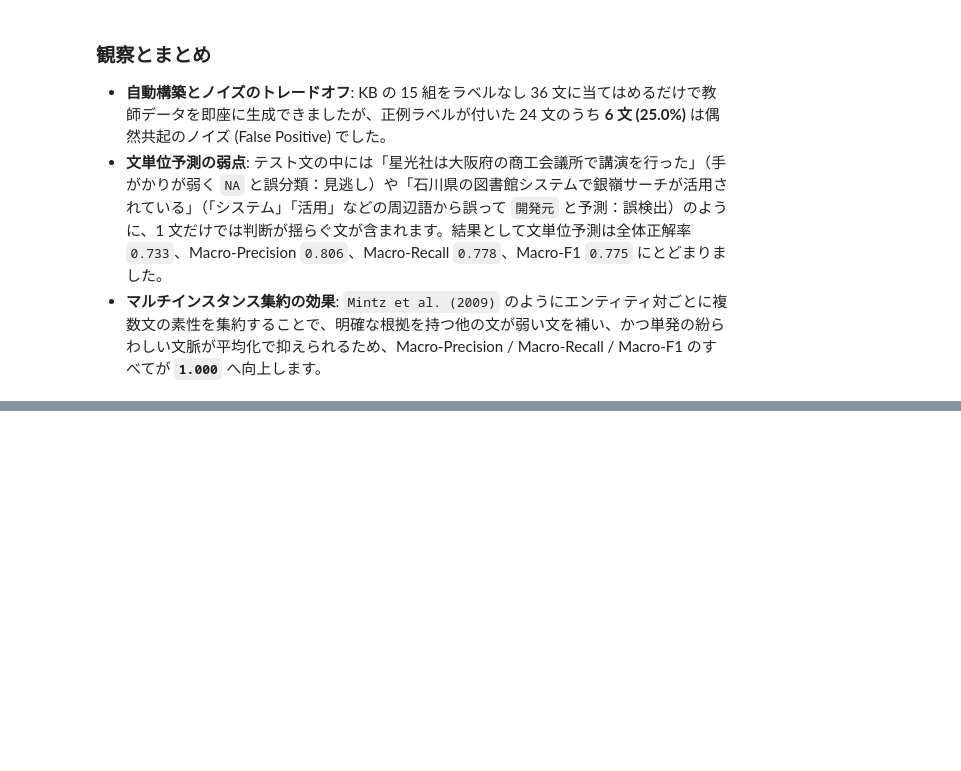
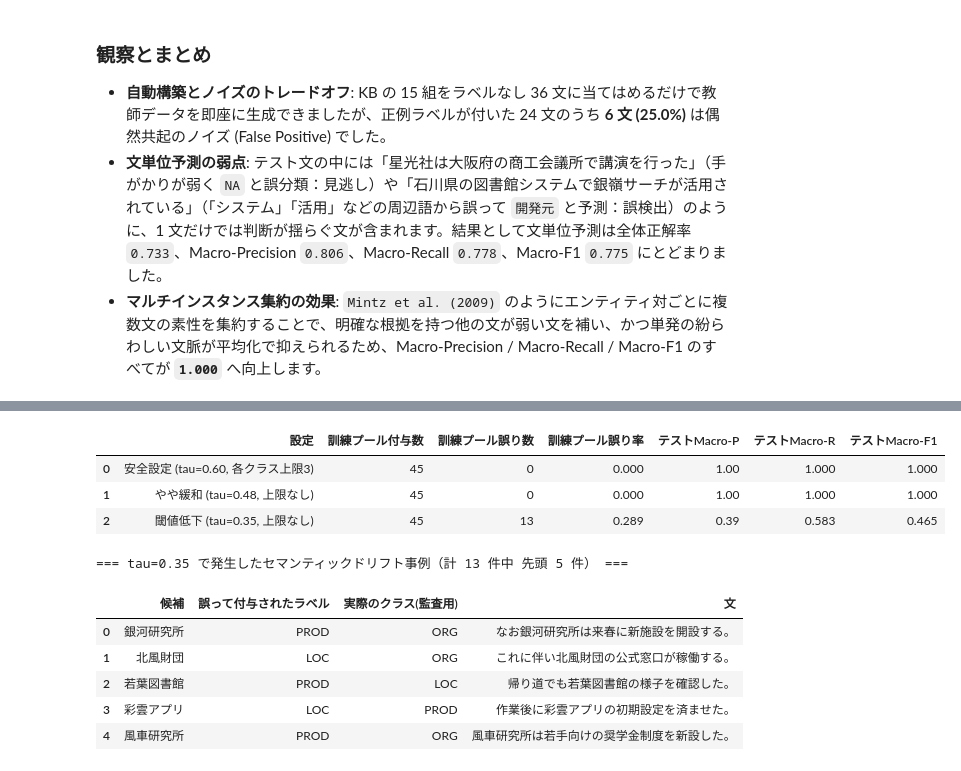
Before and after one commit to mamorlis/nlpbook, a Jupyter notebook: notebooks/ch1_design_cycle.ipynb, the cells around one changed output, grey strips where cells are left out. Drawn from its saved outputs; the diff is of its cells as text; code cells hidden in the pictures; blank space fills up the shorter version.

```diff
--- a/notebooks/ch1_design_cycle.ipynb
+++ b/notebooks/ch1_design_cycle.ipynb
@@ -497,0 +921,51 @@ display(pd.DataFrame(diff_rows))
+# %%
+# 確信度閾値と1ラウンド追加上限を変えたアブレーション実験
+drift_configs = [
+    ("安全設定 (tau=0.60, 各クラス上限3)", 0.60, 3),
+    ("やや緩和 (tau=0.48, 上限なし)", 0.48, None),
+    ("閾値低下 (tau=0.35, 上限なし)", 0.35, None),
+]
+
+drift_rows = []
+for cname, tau_val, cap_val in drift_configs:
+    hist, lab_out, _, _ = run_cotraining(tau=tau_val, max_per_class=cap_val, use_discourse=True)
+    r3 = hist[-1]
+    drift_rows.append({
+        "設定": cname,
+        "訓練プール付与数": r3["Total"],
+        "訓練プール誤り数": sum(lab_out[i] != unlabeled_data[i][3] for i in lab_out),
+        "訓練プール誤り率": r3["PoolErr"],
+        "テストMacro-P": r3["Metrics"][1],
+        "テストMacro-R": r3["Metrics"][2],
+        "テストMacro-F1": r3["Metrics"][3],
+    })
+
+drift_df = pd.DataFrame(drift_rows)
+display(drift_df)
+
+# 低閾値 (tau=0.35) で混入した誤ラベル事例の例
+_, low_lab, _, _ = run_cotraining(tau=0.35, max_per_class=None, use_discourse=True)
+err_examples = [
+    {
+        "候補": unlabeled_data[i][2],
+        "誤って付与されたラベル": low_lab[i],
+        "実際のクラス(監査用)": unlabeled_data[i][3],
+        "文": unlabeled_data[i][1],
+    }
+    for i in sorted(low_lab)
+    if low_lab[i] != unlabeled_data[i][3]
+]
+print(f"=== tau=0.35 で発生したセマンティックドリフト事例（計 {len(err_examples)} 件中 先頭 5 件） ===")
+display(pd.DataFrame(err_examples[:5]))
+# %% [output]
+|  | 設定 | 訓練プール付与数 | 訓練プール誤り数 | 訓練プール誤り率 | テストMacro-P | テストMacro-R | テストMacro-F1 |
+| 0 | 安全設定 (tau=0.60, 各クラス上限3) | 45 | 0 | 0.000 | 1.00 | 1.000 | 1.000 |
+| 1 | やや緩和 (tau=0.48, 上限なし) | 45 | 0 | 0.000 | 1.00 | 1.000 | 1.000 |
+| 2 | 閾値低下 (tau=0.35, 上限なし) | 45 | 13 | 0.289 | 0.39 | 0.583 | 0.465 |
+=== tau=0.35 で発生したセマンティックドリフト事例（計 13 件中 先頭 5 件） ===
+|  | 候補 | 誤って付与されたラベル | 実際のクラス(監査用) | 文 |
+| 0 | 銀河研究所 | PROD | ORG | なお銀河研究所は来春に新施設を開設する。 |
+| 1 | 北風財団 | LOC | ORG | これに伴い北風財団の公式窓口が稼働する。 |
+| 2 | 若葉図書館 | PROD | LOC | 帰り道でも若葉図書館の様子を確認した。 |
+| 3 | 彩雲アプリ | LOC | PROD | 作業後に彩雲アプリの初期設定を済ませた。 |
+| 4 | 風車研究所 | PROD | ORG | 風車研究所は若手向けの奨学金制度を新設した。 |
```
Also changed, not shown: parts of 8 cells of this notebook, 4 other files.
